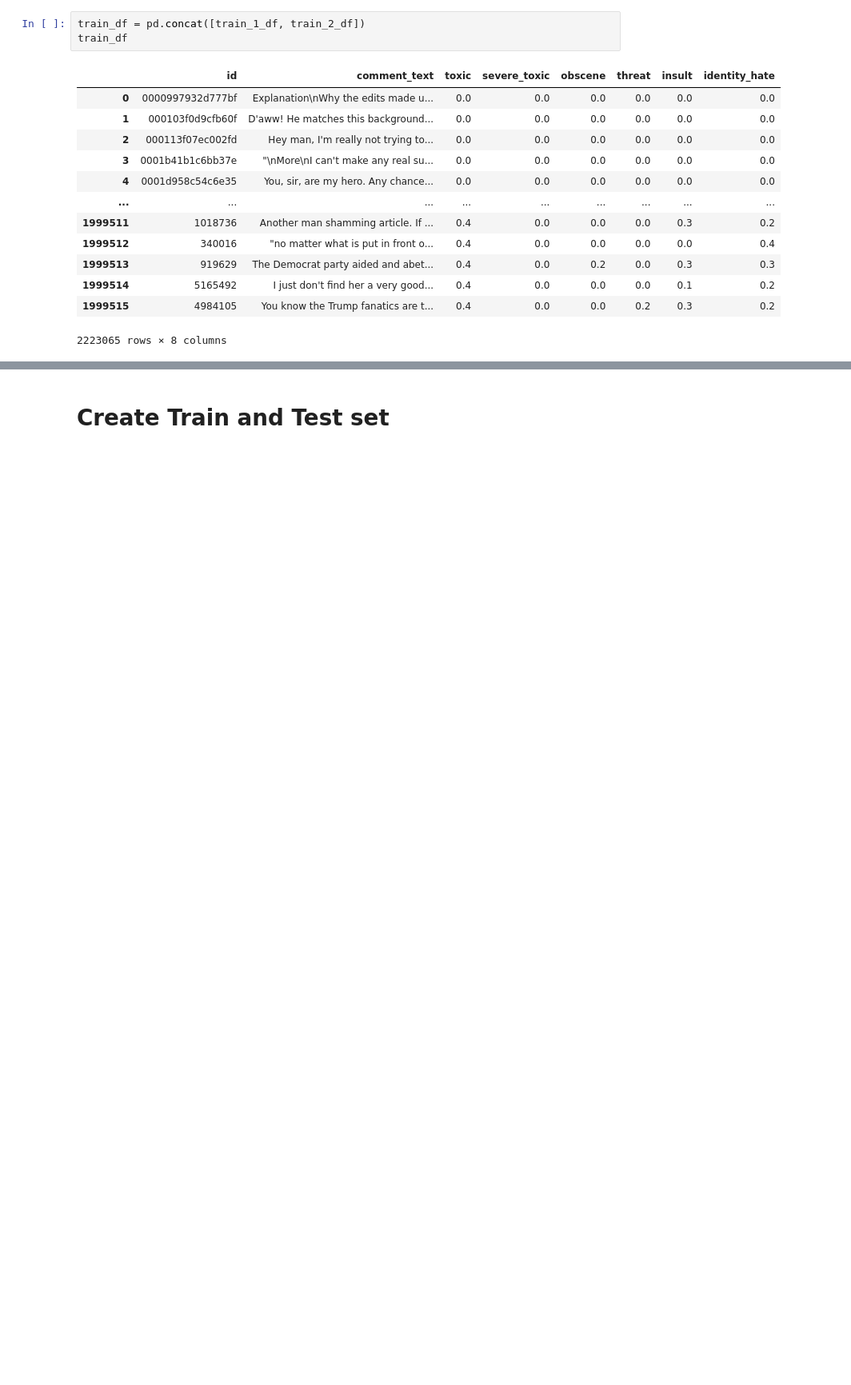
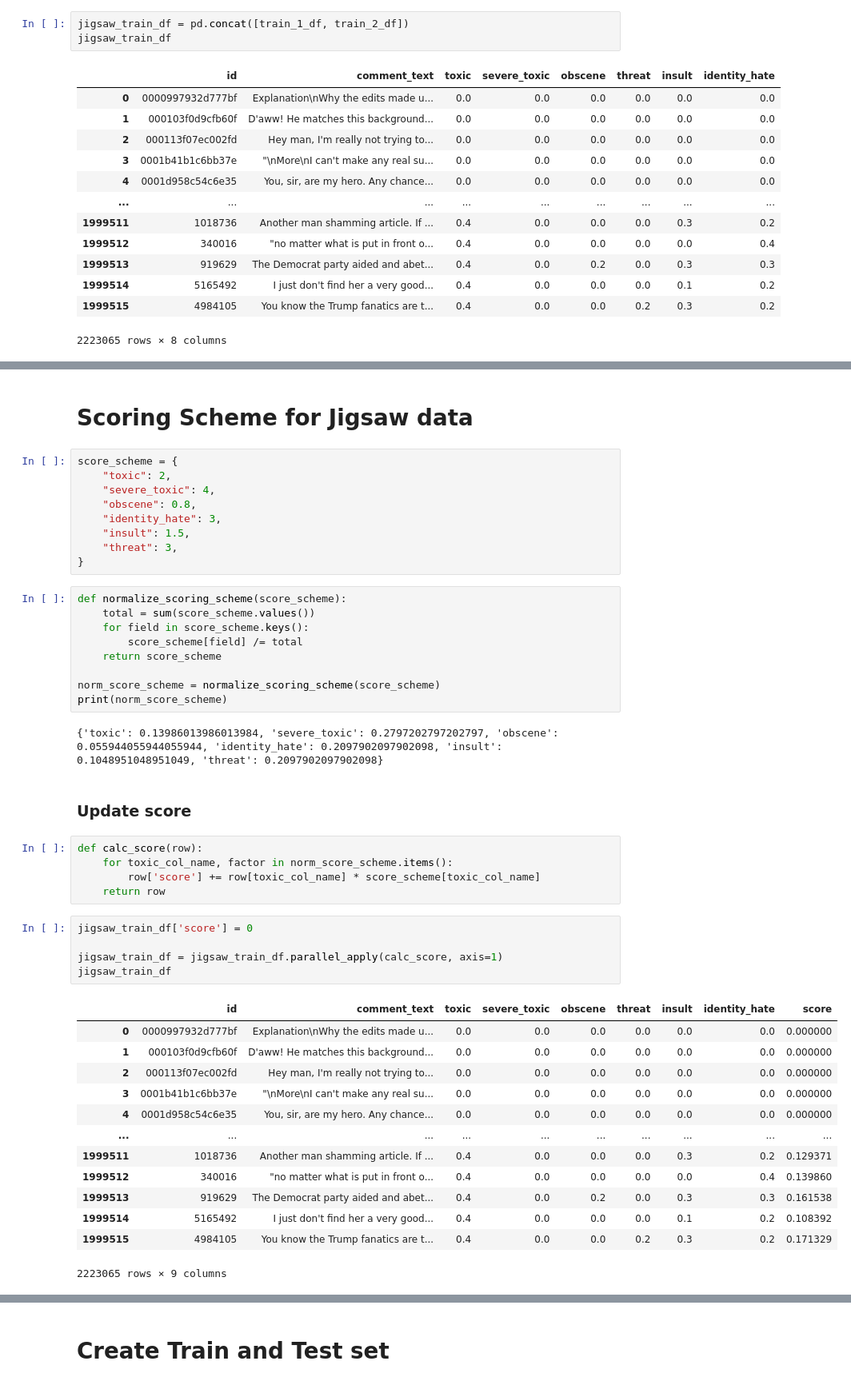
Before and after one commit to MonideepDe/Jigsaw-Severity-2021, a Jupyter notebook: notebooks/data_processing.ipynb, the cells around one changed output, grey strips where cells are left out. Shown at 80% size. Saved outputs shown, nothing was run; the diff lists cells and outputs as text; blank space fills up the shorter version.

Commit message:
final data processing

```diff
--- a/notebooks/data_processing.ipynb
+++ b/notebooks/data_processing.ipynb
@@ -264,8 +266,8 @@ train_1_df
 | 223548 | fffb5451268fb5ba | " \n\n == Unicorn lair discovery ... | 0 | 0 | 0 | 0 | 0 | 0 |
 223549 rows × 8 columns
 # %%
-train_df = pd.concat([train_1_df, train_2_df])
-train_df
+jigsaw_train_df = pd.concat([train_1_df, train_2_df])
+jigsaw_train_df
 # %% [output]
 |  | id | comment_text | toxic | severe_toxic | obscene | threat | insult | identity_hate |
 | 0 | 0000997932d777bf | Explanation\nWhy the edits made u... | 0.0 | 0.0 | 0.0 | 0.0 | 0.0 | 0.0 |
@@ -284,0 +285,48 @@ train_df.to_csv(Config.final_csv, index=False, compression='zip')
+# %% [markdown]
+# Scoring Scheme for Jigsaw data
+# %%
+score_scheme = {
+    "toxic": 2,
+    "severe_toxic": 4,
+    "obscene": 0.8,
+    "identity_hate": 3,
+    "insult": 1.5,
+    "threat": 3,
+}
+# %%
+def normalize_scoring_scheme(score_scheme):
+    total = sum(score_scheme.values())
+    for field in score_scheme.keys():
+        score_scheme[field] /= total
+    return score_scheme
+
+norm_score_scheme = normalize_scoring_scheme(score_scheme)
+print(norm_score_scheme)
+# %% [output]
+{'toxic': 0.13986013986013984, 'severe_toxic': 0.2797202797202797, 'obscene': 0.055944055944055944, 'identity_hate': 0.2097902097902098, 'insult': 0.1048951048951049, 'threat': 0.2097902097902098}
+# %% [markdown]
+### Update score
+# %%
+def calc_score(row):
+    for toxic_col_name, factor in norm_score_scheme.items():
+        row['score'] += row[toxic_col_name] * score_scheme[toxic_col_name]
+    return row
+# %%
+jigsaw_train_df['score'] = 0
+
+jigsaw_train_df = jigsaw_train_df.parallel_apply(calc_score, axis=1)
+jigsaw_train_df
+# %% [output]
+|  | id | comment_text | toxic | severe_toxic | obscene | threat | insult | identity_hate | score |
+| 0 | 0000997932d777bf | Explanation\nWhy the edits made u... | 0.0 | 0.0 | 0.0 | 0.0 | 0.0 | 0.0 | 0.000000 |
+| 1 | 000103f0d9cfb60f | D'aww! He matches this background... | 0.0 | 0.0 | 0.0 | 0.0 | 0.0 | 0.0 | 0.000000 |
+| 2 | 000113f07ec002fd | Hey man, I'm really not trying to... | 0.0 | 0.0 | 0.0 | 0.0 | 0.0 | 0.0 | 0.000000 |
+| 3 | 0001b41b1c6bb37e | "\nMore\nI can't make any real su... | 0.0 | 0.0 | 0.0 | 0.0 | 0.0 | 0.0 | 0.000000 |
+| 4 | 0001d958c54c6e35 | You, sir, are my hero. Any chance... | 0.0 | 0.0 | 0.0 | 0.0 | 0.0 | 0.0 | 0.000000 |
+| ... | ... | ... | ... | ... | ... | ... | ... | ... | ... |
+| 1999511 | 1018736 | Another man shamming article. If ... | 0.4 | 0.0 | 0.0 | 0.0 | 0.3 | 0.2 | 0.129371 |
+| 1999512 | 340016 | "no matter what is put in front o... | 0.4 | 0.0 | 0.0 | 0.0 | 0.0 | 0.4 | 0.139860 |
+| 1999513 | 919629 | The Democrat party aided and abet... | 0.4 | 0.0 | 0.2 | 0.0 | 0.3 | 0.3 | 0.161538 |
+| 1999514 | 5165492 | I just don't find her a very good... | 0.4 | 0.0 | 0.0 | 0.0 | 0.1 | 0.2 | 0.108392 |
+| 1999515 | 4984105 | You know the Trump fanatics are t... | 0.4 | 0.0 | 0.0 | 0.2 | 0.3 | 0.2 | 0.171329 |
+2223065 rows × 9 columns
```
Also changed, not shown: parts of 3 cells of this notebook.
